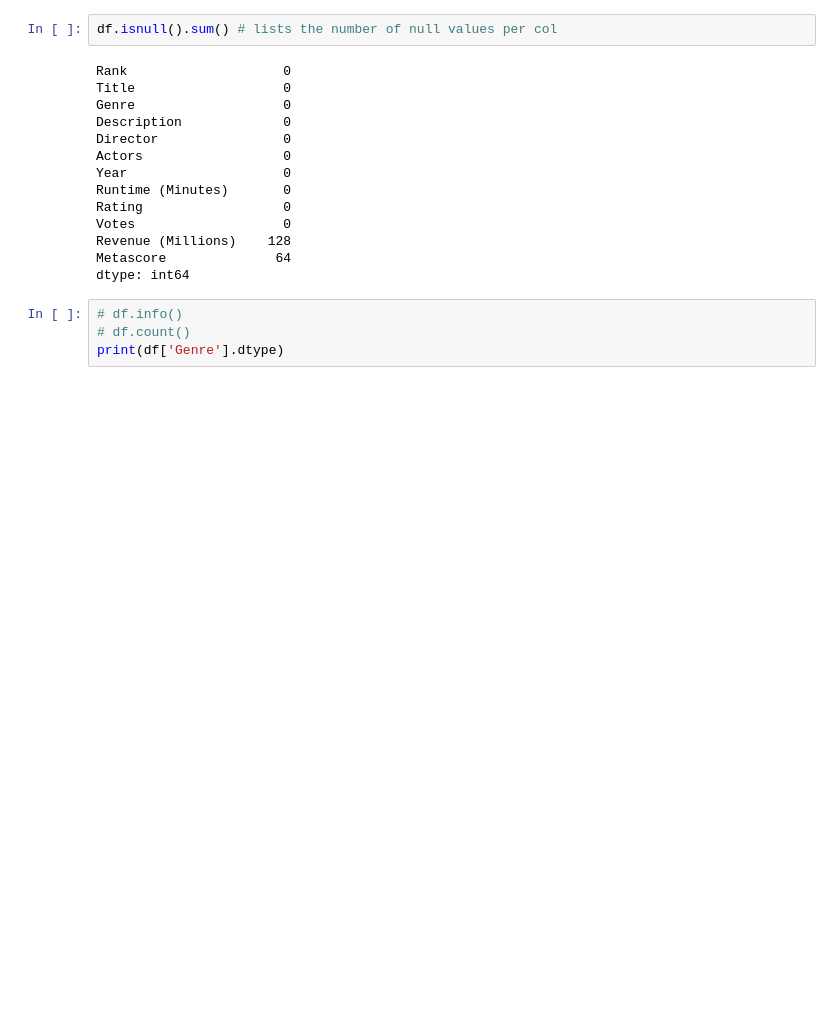
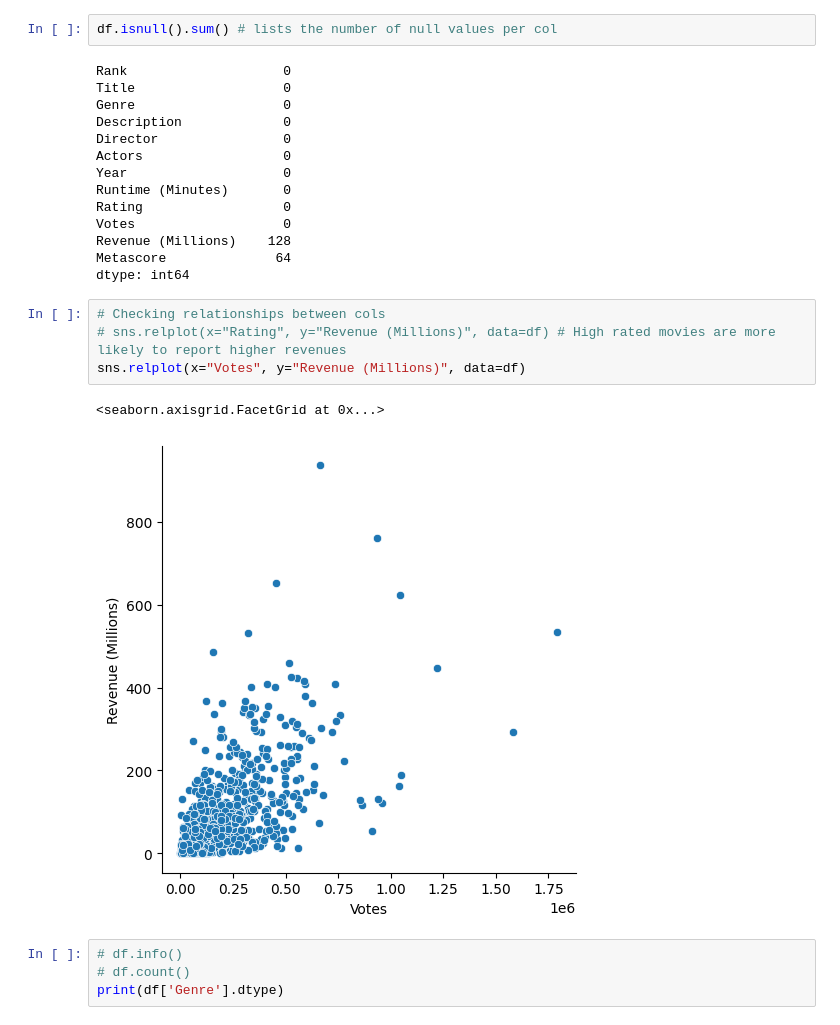
Before and after one commit to adalysg/EDA, a Jupyter notebook: movie_eda.ipynb, the cells around one changed output. Cells and saved outputs as stored; diff of their text form; blank space fills up the shorter version.

```diff
--- a/movie_eda.ipynb
+++ b/movie_eda.ipynb
@@ -35,6 +116,13 @@ Votes                   0
 Revenue (Millions)    128
 Metascore              64
 dtype: int64
+# %%
+# Checking relationships between cols
+# sns.relplot(x="Rating", y="Revenue (Millions)", data=df) # High rated movies are more likely to report higher revenues
+sns.relplot(x="Votes", y="Revenue (Millions)", data=df)
+# %% [output]
+<seaborn.axisgrid.FacetGrid at 0x...>
+[figure, added]
 # %%
 # df.info()
 # df.count()
```
Also changed, not shown: parts of 16 cells of this notebook.
